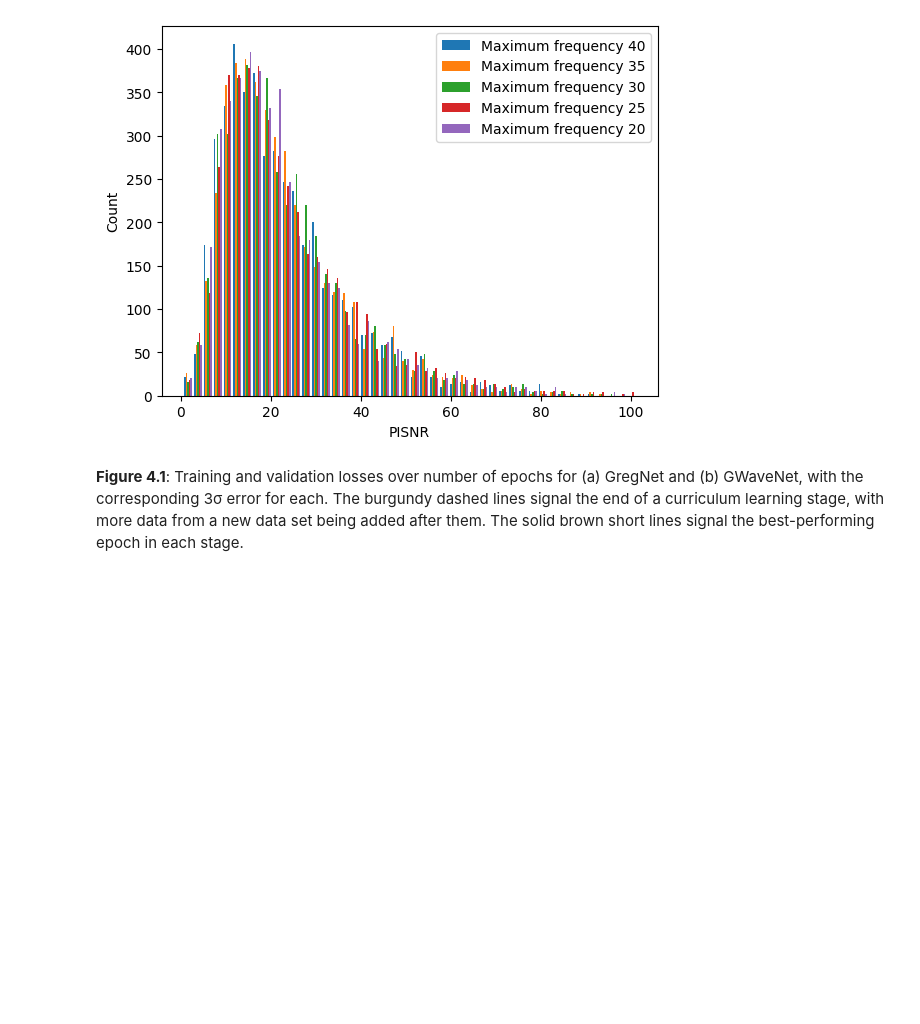
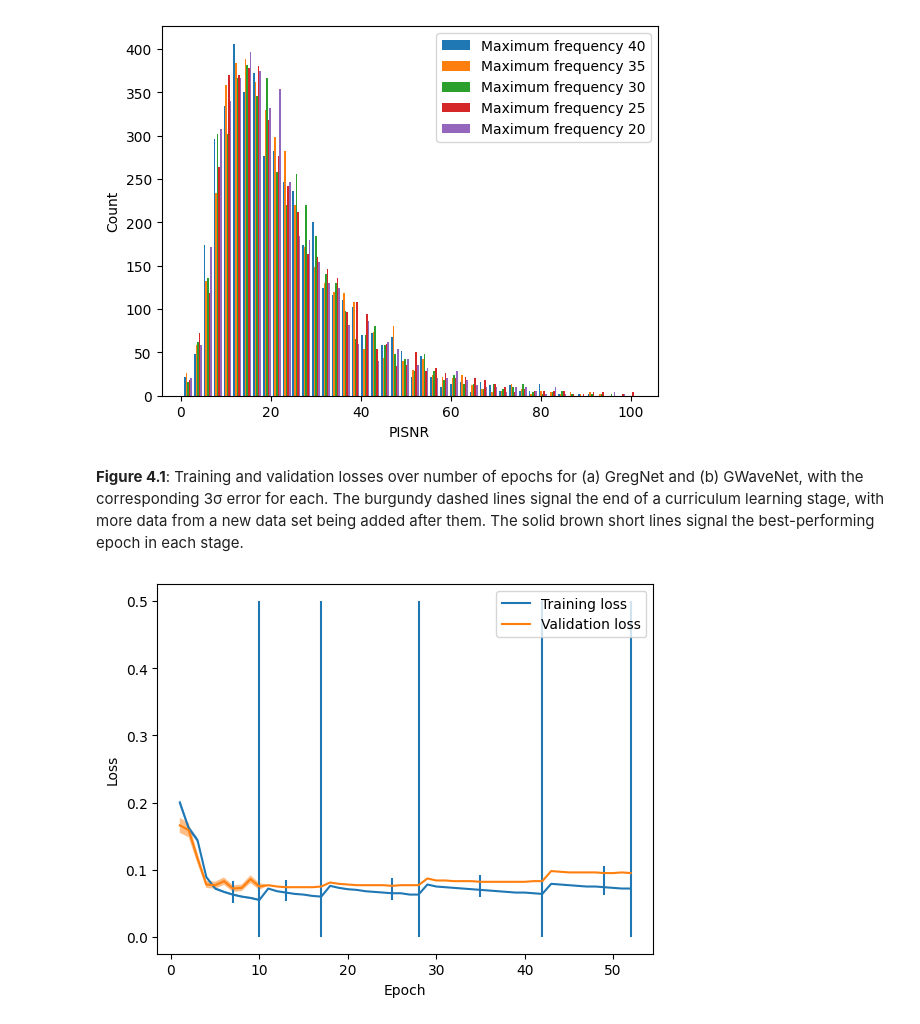
Before and after one commit to anaismartins/deploying-custom-nn-in-fpga, a Jupyter notebook: figures/plotting.ipynb, the cells around one changed output. Drawn from its saved outputs; the diff is of its cells as text; code cells hidden in the pictures; blank space fills up the shorter version.

```diff
--- a/figures/plotting.ipynb
+++ b/figures/plotting.ipynb
@@ -65,17 +106,86 @@ plt.legend(loc="best")
 plt.show()
 # %% [output]
 [figure]
+# %%
+# change here for which model to plot the learning curves
+model = "GWaveNet"
 # %% [markdown]
 **Figure 4.1**: Training and validation losses over number of epochs for (a) GregNet and (b) GWaveNet, with the corresponding 3σ error for each. The burgundy dashed lines signal the end of a curriculum learning stage, with more data from a new data set being added after them. The solid brown short lines signal the best-performing epoch in each stage.
-# %%
-with open(filename_learning_loss_train_GregNet, "r") as f:
-    lines = f.readlines()
-
-train_loss = {f"folder {i}": [] for i in range(n_folders)}
-train_loss_stdev = {f"folder {i}": [] for i in range(n_folders)}
-
-for line in lines:
-    if "Folder" in line:
-        current_folder = line.split(" ")[1]
-    else:
-        train_loss[f"folder {current_folder}"].append(float(line.split(", ")[0][7:-2]))
+# %%
+if model == "GregNet":
+    filename_learning_loss_train = filename_learning_loss_train_GregNet
+    filename_learning_loss_val = filename_learning_loss_val_GregNet
+elif model == "GWaveNet":
+    filename_learning_loss_train = filename_learning_loss_train_GWaveNet
+    filename_learning_loss_val = filename_learning_loss_val_GWaveNet
+
+with open(filename_learning_loss_train, "r") as f:
+    lines = f.readlines()
+
+train_loss = []
+train_loss_stdev = []
+# used to get the number of epochs per curriculum learning stage
+n_epochs = []
+epoch_counter = 0
+
+for line in lines:
+    if "Folder" in line:
+        if train_loss:
+            n_epochs.append(epoch_counter)
+    else:
+        train_loss.append(float(line.split(", ")[0][7:-2]))
+        train_loss_stdev.append(float(line.split(", ")[1][7:-2]))
+
+        epoch_counter += 1
+
+n_epochs.append(epoch_counter)
+
+for i in range(n_folders):
+    if i == 0:
+        shaded_loss_train = [3 * x / np.sqrt(n_samples_train * 2 * (i + 1)) for x in train_loss[0:n_epochs[i]]]
+    else:
+        shaded_loss_train = np.append(shaded_loss_train, [3 * x / np.sqrt(n_samples_train * 2 * (i + 1)) for x in train_loss_stdev[n_epochs[i-1]:n_epochs[i]]])
+
+with open(filename_learning_loss_val, "r") as f:
+    lines = f.readlines()
+
+val_loss = []
+val_loss_stdev = []
+best_epoch = [0, 0, 0, 0, 0]
+epoch_counter = 0
+
+for line in lines:
+    if "Folder" in line:
+        current_folder = int(line.split(" ")[1])
+        # epoch_counter = 0
+        best_loss = np.inf
+    else:
+        val_loss.append(float(line.split(", ")[0][7:-2]))
+        val_loss_stdev.append(float(line.split(", ")[1][7:-2]))
+
+        if len(val_loss) == 1 or val_loss[-1] < best_loss:
+            best_loss = val_loss[-1]
+            best_epoch[current_folder] = epoch_counter + 1
+
+        epoch_counter += 1
+
+for i in range(n_folders):
+    if i == 0:
+        shaded_loss_val = [3 * x / np.sqrt(n_samples_val * 2 * (i + 1)) for x in val_loss[0:n_epochs[i]]]
+    else:
+        shaded_loss_val = np.append(shaded_loss_val, [3 * x / np.sqrt(n_samples_val * 2 * (i + 1)) for x in val_loss_stdev[n_epochs[i-1]:n_epochs[i]]])
+
+
+plt.fill_between(x = np.arange(1, n_epochs[-1] + 1), y1 = [train_loss[i] - shaded_loss_train[i] for i in range(n_epochs[-1])], y2 = [train_loss[i] + shaded_loss_train[i] for i in range(n_epochs[-1])], alpha = 0.5)
+plt.fill_between(x = np.arange(1, n_epochs[-1] + 1), y1 = [val_loss[i] - shaded_loss_val[i] for i in range(n_epochs[-1])], y2 = [val_loss[i] + shaded_loss_val[i] for i in range(n_epochs[-1])], alpha = 0.5)
+plt.plot(np.arange(1, n_epochs[-1] + 1), train_loss, label="Training loss")
+plt.plot(np.arange(1, n_epochs[-1] + 1), val_loss, label="Validation loss")
+plt.vlines(x = n_epochs, ymin = 0, ymax = 0.5)
+plt.vlines(x = best_epoch, ymin = [min([train_loss[b], val_loss[b]])  - 0.01 for b in best_epoch], ymax = [max([train_loss[b], val_loss[b]]) + 0.01 for b in best_epoch])
+
+plt.xlabel("Epoch")
+plt.ylabel("Loss")
+plt.legend(loc="best")
+plt.show()
+# %% [output]
+[figure, added]
```
Also changed, not shown: parts of 12 cells of this notebook, 10 other files.
